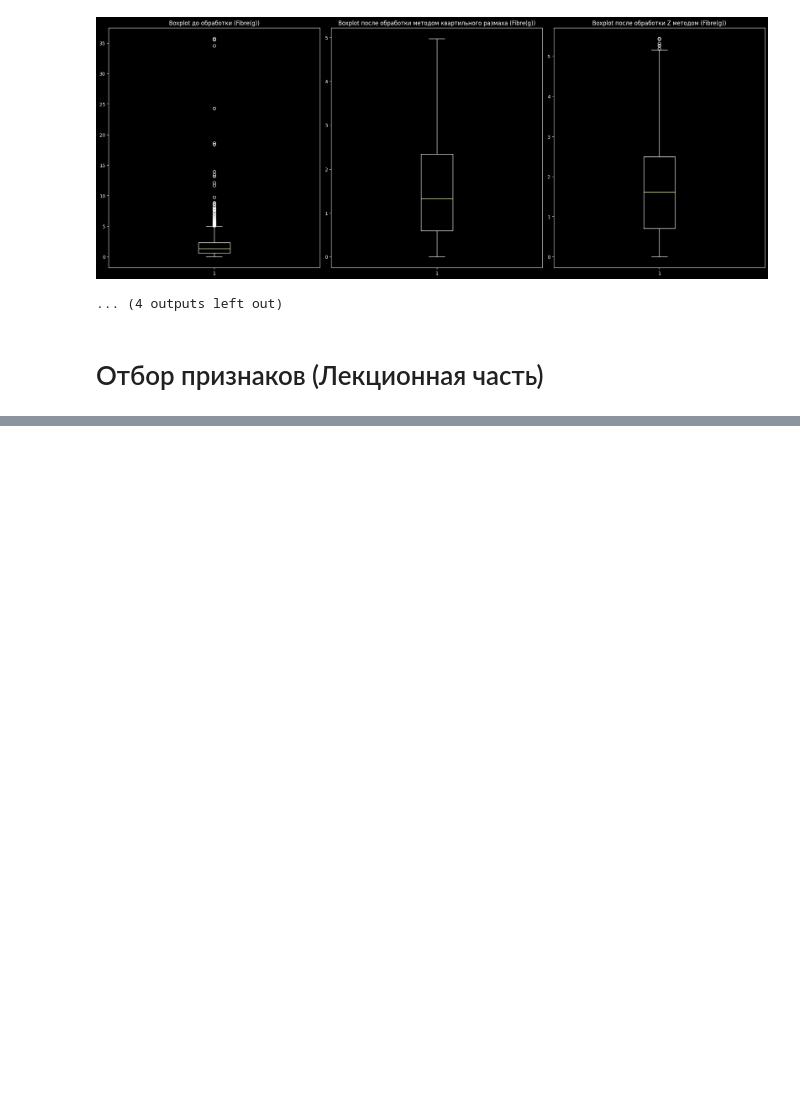
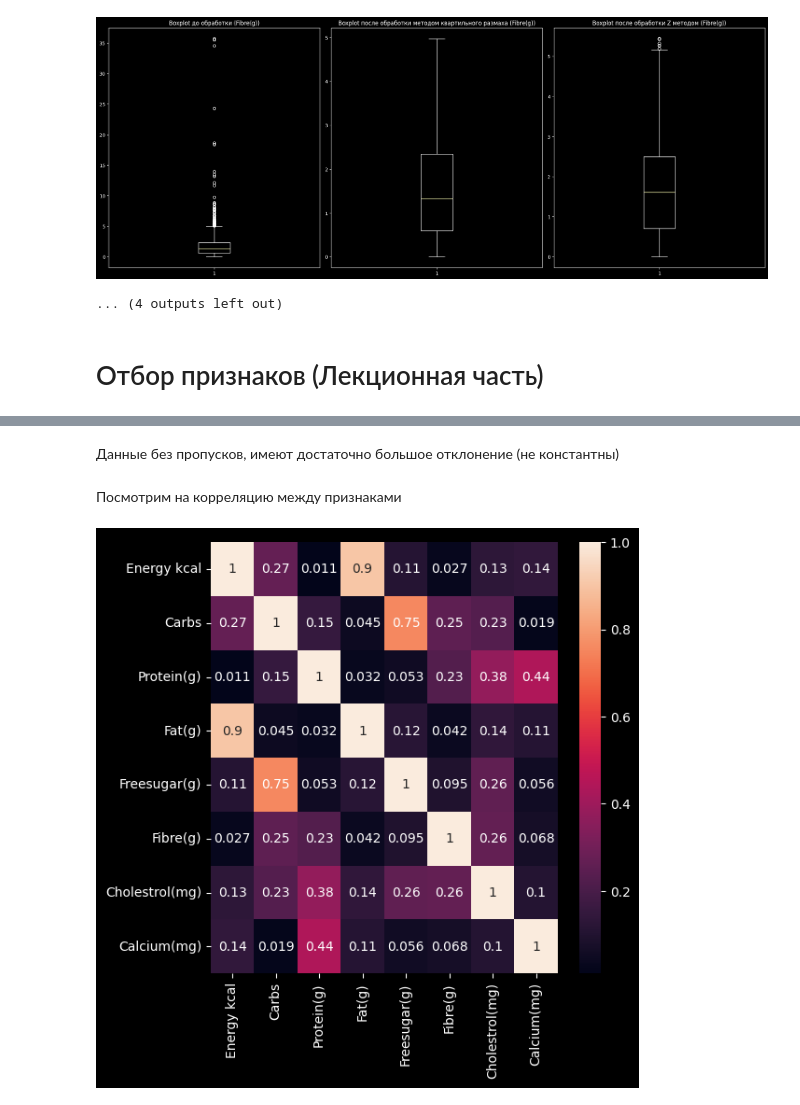
Before and after one commit to IAmSerepok/NeuralNetworkAndDeepLearning, a Jupyter notebook: lab1/main.ipynb, the cells around one changed output, grey strips where cells are left out. Cells and saved outputs as stored; diff of their text form; code cells hidden in the pictures; blank space fills up the shorter version.

```diff
--- a/lab1/main.ipynb
+++ b/lab1/main.ipynb
@@ -193,0 +211,5 @@ for col in ['Energy kcal', 'Carbs', 'Protein(g)', 'Fat(g)',
+# %% [markdown]
+Данные без пропусков, имеют достаточно большое отклонение (не константны)
+# %%
+num_columns = ['Energy kcal', 'Carbs', 'Protein(g)', 'Fat(g)',
+       'Freesugar(g)', 'Fibre(g)', 'Cholestrol(mg)', 'Calcium(mg)']
@@ -193,0 +218,8 @@ for col in ['Energy kcal', 'Carbs', 'Protein(g)', 'Fat(g)',
+# %% [markdown]
+Посмотрим на корреляцию между признаками
+# %%
+plt.figure(figsize=(6, 6))
+sns.heatmap(np.abs(df_quantile[num_columns].corr()), annot=True)
+plt.show()
+# %% [output]
+[figure, added]
```
Also changed, not shown: parts of 15 cells of this notebook.
